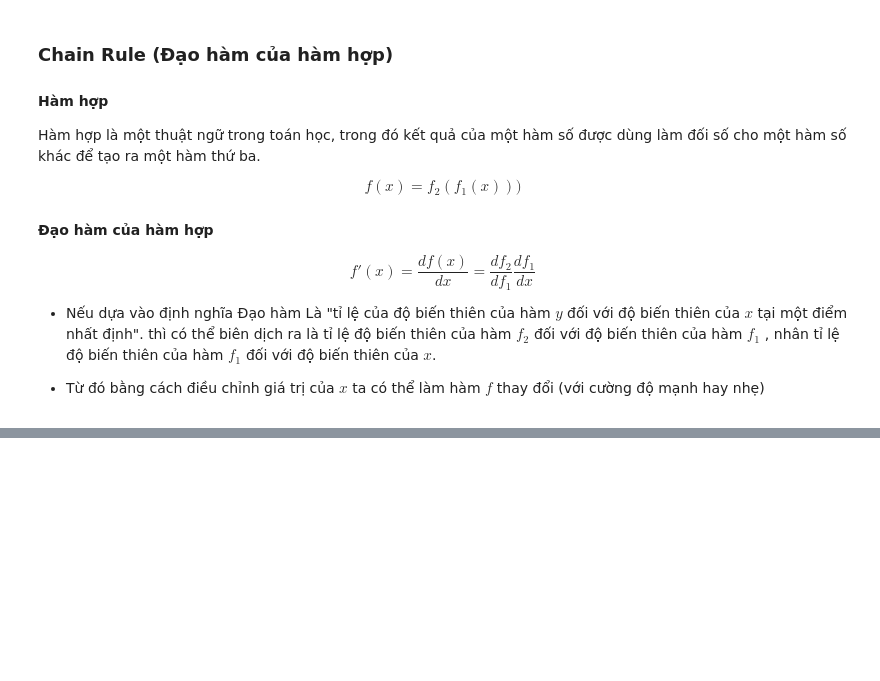
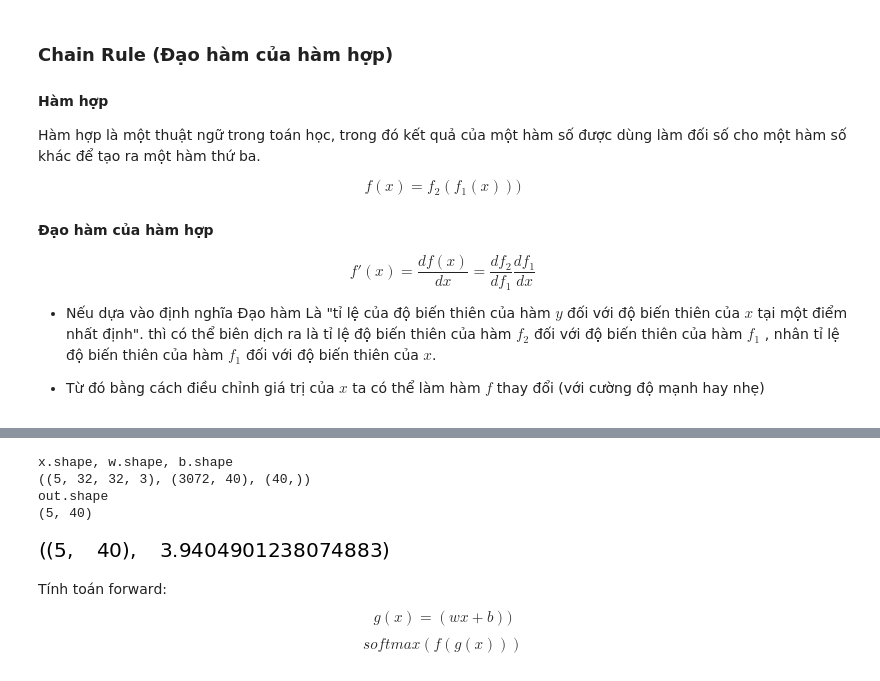
Before and after one commit to anhlt/vjai_present, a Jupyter notebook: 27_1_Present.ipynb, the cells around one changed output, grey strips where cells are left out. Cells and saved outputs as stored; diff of their text form; code cells hidden in the pictures; blank space fills up the shorter version.

```diff
--- a/27_1_Present.ipynb
+++ b/27_1_Present.ipynb
@@ -316,6 +255,0 @@ Difference between your scores and correct scores:
-# %%
-loss, _ = net.loss(X, y, reg=0.1)
-correct_loss = 1.30378789133
-
-print 'Difference between your loss and correct loss:'
-print np.sum(np.abs(loss - correct_loss))
@@ -342,0 +362,34 @@ Final training loss:  0.017149607938732093
+# %%
+num_inputs = 5
+input_shape = (32, 32, 3)
+output_dim = 40 # Số lượng neural ở mỗi layer
+num_class = 2
+
+input_size = num_inputs * np.prod(input_shape)
+weight_size = output_dim * np.prod(input_shape)
+
+x = np.linspace(-0.1, 0.5, num=input_size).reshape(num_inputs, *input_shape)
+w = np.linspace(-0.2, 0.3, num=weight_size).reshape(np.prod(input_shape), output_dim)
+b = np.linspace(-0.3, 0.1, num=output_dim)
+print("x.shape, w.shape, b.shape")
+print(x.shape, w.shape, b.shape)
+
+out, _ = affine_forward(x, w, b)
+
+print("out.shape")
+print(out.shape)
+# %% [output]
+x.shape, w.shape, b.shape
+((5, 32, 32, 3), (3072, 40), (40,))
+out.shape
+(5, 40)
+# %%
+y = np.random.randint(num_classes, size=num_inputs)
+loss, dx = softmax_loss(out, y)
+dx.shape, loss
+# %% [output]
+[figure, added]
+# %% [markdown]
+Tính toán forward:
+$$ g(x) = (w x + b)) $$
+$$ softmax(f(g(x))) $$
```
Also changed, not shown: parts of 27 cells of this notebook, 33 other files.
